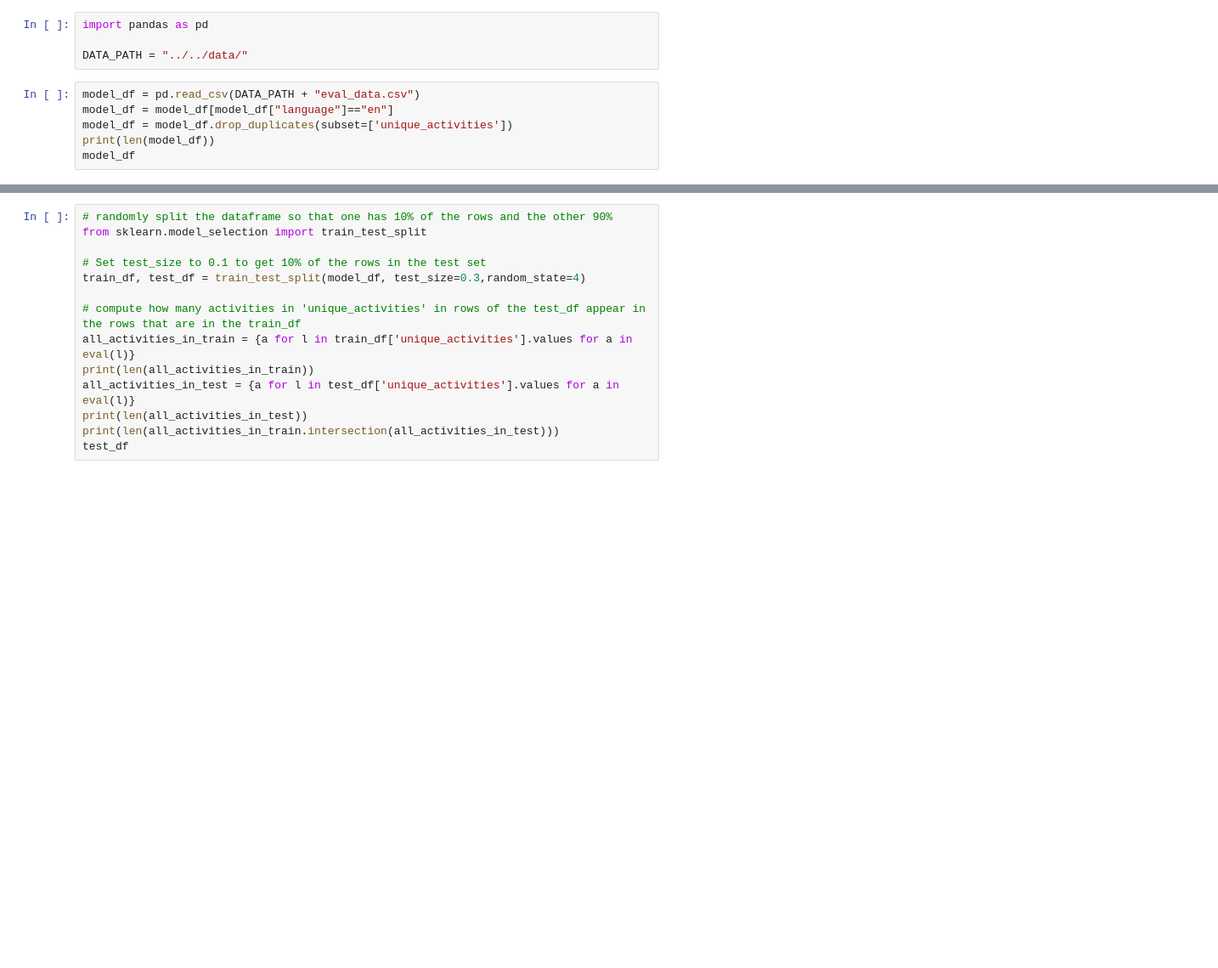
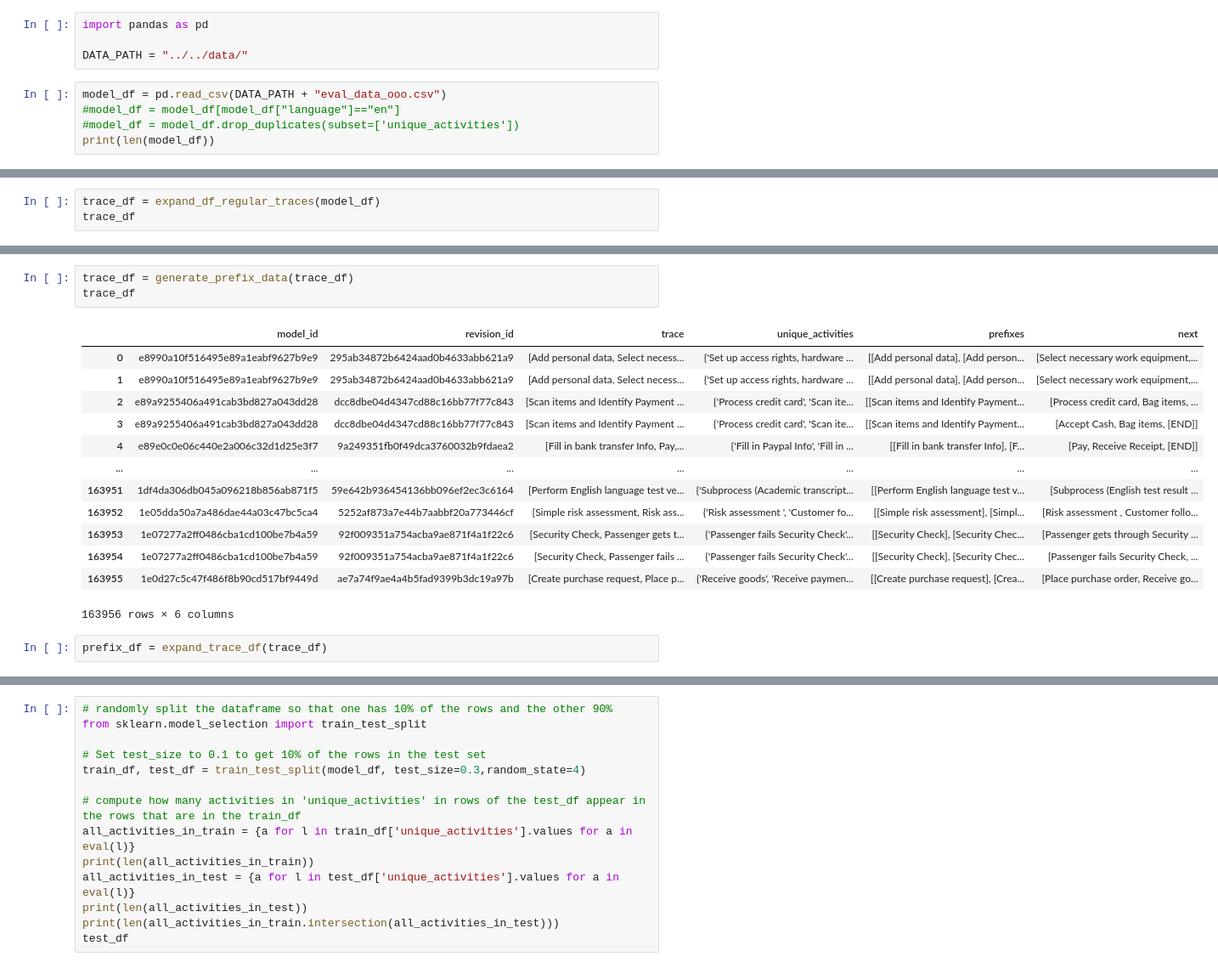
Before and after one commit to a-rebmann/llms4pm, a Jupyter notebook: notebooks/exploration.ipynb, the cells around one changed output, grey strips where cells are left out. Shown at 85% size. Saved outputs shown, nothing was run; the diff lists cells and outputs as text; blank space fills up the shorter version.

```diff
--- a/notebooks/exploration.ipynb
+++ b/notebooks/exploration.ipynb
@@ -3,9 +3,8 @@ import pandas as pd
 
 DATA_PATH = "../../data/"
 # %%
-model_df = pd.read_csv(DATA_PATH + "eval_data.csv")
-model_df = model_df[model_df["language"]=="en"]
-model_df = model_df.drop_duplicates(subset=['unique_activities'])
+model_df = pd.read_csv(DATA_PATH + "eval_data_ooo.csv")
+#model_df = model_df[model_df["language"]=="en"]
+#model_df = model_df.drop_duplicates(subset=['unique_activities'])
 print(len(model_df))
-model_df
 # %% [output]
@@ -25,0 +56,3 @@ model_df
+# %%
+trace_df = expand_df_regular_traces(model_df)
+trace_df
@@ -25,0 +73,19 @@ model_df
+# %%
+trace_df = generate_prefix_data(trace_df)
+trace_df
+# %% [output]
+|  | model_id | revision_id | trace | unique_activities | prefixes | next |
+| 0 | e8990a10f516495e89a1eabf9627b9e9 | 295ab34872b6424aad0b4633abb621a9 | [Add personal data, Select necess... | {'Set up access rights, hardware ... | [[Add personal data], [Add person... | [Select necessary work equipment,... |
+| 1 | e8990a10f516495e89a1eabf9627b9e9 | 295ab34872b6424aad0b4633abb621a9 | [Add personal data, Select necess... | {'Set up access rights, hardware ... | [[Add personal data], [Add person... | [Select necessary work equipment,... |
+| 2 | e89a9255406a491cab3bd827a043dd28 | dcc8dbe04d4347cd88c16bb77f77c843 | [Scan items and Identify Payment ... | {'Process credit card', 'Scan ite... | [[Scan items and Identify Payment... | [Process credit card, Bag items, ... |
+| 3 | e89a9255406a491cab3bd827a043dd28 | dcc8dbe04d4347cd88c16bb77f77c843 | [Scan items and Identify Payment ... | {'Process credit card', 'Scan ite... | [[Scan items and Identify Payment... | [Accept Cash, Bag items, [END]] |
+| 4 | e89e0c0e06c440e2a006c32d1d25e3f7 | 9a249351fb0f49dca3760032b9fdaea2 | [Fill in bank transfer Info, Pay,... | {'Fill in Paypal Info', 'Fill in ... | [[Fill in bank transfer Info], [F... | [Pay, Receive Receipt, [END]] |
+| ... | ... | ... | ... | ... | ... | ... |
+| 163951 | 1df4da306db045a096218b856ab871f5 | 59e642b936454136bb096ef2ec3c6164 | [Perform English language test ve... | {'Subprocess (Academic transcript... | [[Perform English language test v... | [Subprocess (English test result ... |
+| 163952 | 1e05dda50a7a486dae44a03c47bc5ca4 | 5252af873a7e44b7aabbf20a773446cf | [Simple risk assessment, Risk ass... | {'Risk assessment ', 'Customer fo... | [[Simple risk assessment], [Simpl... | [Risk assessment , Customer follo... |
+| 163953 | 1e07277a2ff0486cba1cd100be7b4a59 | 92f009351a754acba9ae871f4a1f22c6 | [Security Check, Passenger gets t... | {'Passenger fails Security Check'... | [[Security Check], [Security Chec... | [Passenger gets through Security ... |
+| 163954 | 1e07277a2ff0486cba1cd100be7b4a59 | 92f009351a754acba9ae871f4a1f22c6 | [Security Check, Passenger fails ... | {'Passenger fails Security Check'... | [[Security Check], [Security Chec... | [Passenger fails Security Check, ... |
+| 163955 | 1e0d27c5c47f486f8b90cd517bf9449d | ae7a74f9ae4a4b5fad9399b3dc19a97b | [Create purchase request, Place p... | {'Receive goods', 'Receive paymen... | [[Create purchase request], [Crea... | [Place purchase order, Receive go... |
+163956 rows × 6 columns
+# %%
+prefix_df = expand_trace_df(trace_df)
```
Also changed, not shown: parts of 21 cells of this notebook, 7 other files.
